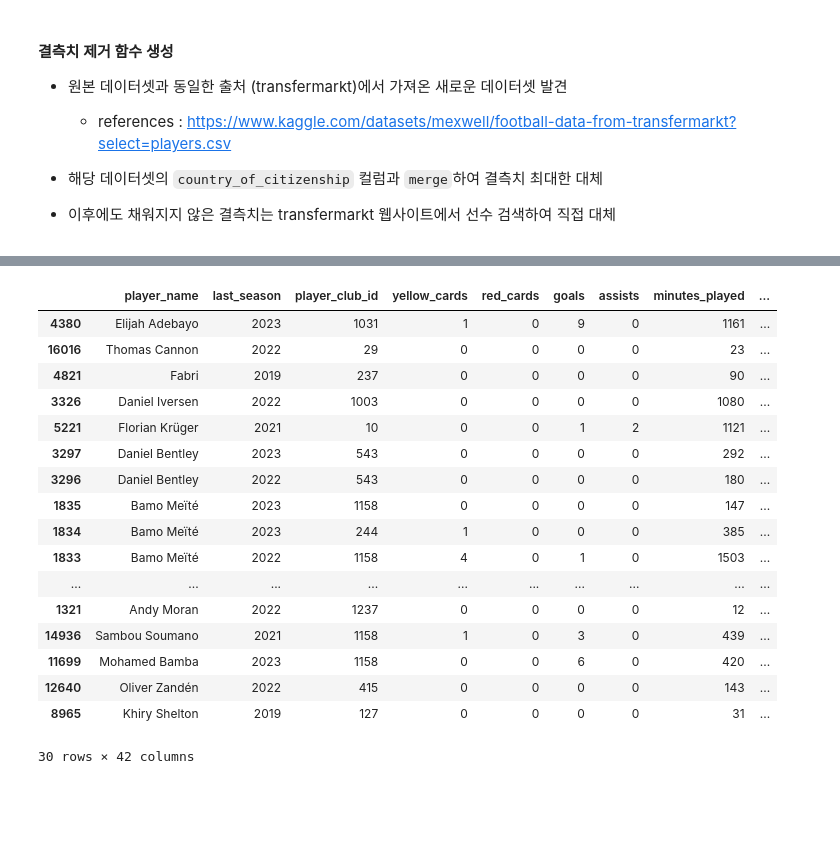
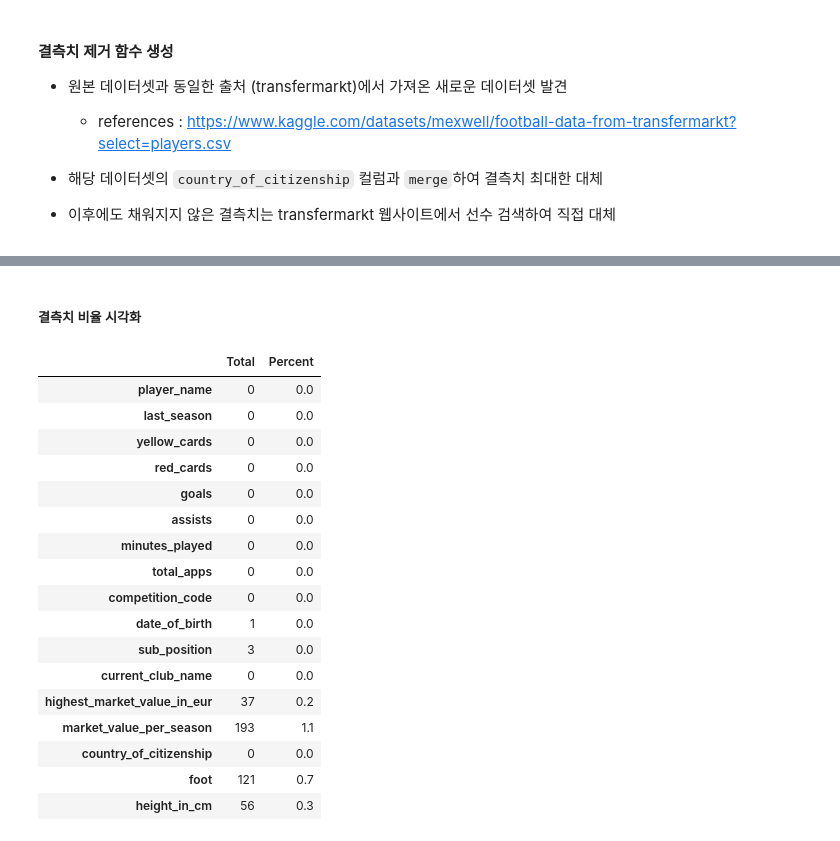
Before and after one commit to wjco/DAStudy-sat, a Jupyter notebook: Tek/football-data-from-transfermarkt/preprocessing-football-data-from-transfermarkt.ipynb, the cells around one changed output, grey strips where cells are left out. Saved outputs shown, nothing was run; the diff lists cells and outputs as text; code cells hidden in the pictures; blank space fills up the shorter version.

```diff
--- a/Tek/football-data-from-transfermarkt/preprocessing-football-data-from-transfermarkt.ipynb
+++ b/Tek/football-data-from-transfermarkt/preprocessing-football-data-from-transfermarkt.ipynb
@@ -767,21 +788,30 @@ player2_df[player2_df.foot.isnull()]
-# %%
-merged_again[merged_again.foot.isnull()].sort_values("highest_market_value_in_eur", ascending=False).head(30)
-# %% [output]
-|  | player_name | last_season | player_club_id | yellow_cards | red_cards | goals | assists | minutes_played | ... |
-| 4380 | Elijah Adebayo | 2023 | 1031 | 1 | 0 | 9 | 0 | 1161 | ... |
-| 16016 | Thomas Cannon | 2022 | 29 | 0 | 0 | 0 | 0 | 23 | ... |
-| 4821 | Fabri | 2019 | 237 | 0 | 0 | 0 | 0 | 90 | ... |
-| 3326 | Daniel Iversen | 2022 | 1003 | 0 | 0 | 0 | 0 | 1080 | ... |
-| 5221 | Florian Krüger | 2021 | 10 | 0 | 0 | 1 | 2 | 1121 | ... |
-| 3297 | Daniel Bentley | 2023 | 543 | 0 | 0 | 0 | 0 | 292 | ... |
-| 3296 | Daniel Bentley | 2022 | 543 | 0 | 0 | 0 | 0 | 180 | ... |
-| 1835 | Bamo Meïté | 2023 | 1158 | 0 | 0 | 0 | 0 | 147 | ... |
-| 1834 | Bamo Meïté | 2023 | 244 | 1 | 0 | 0 | 0 | 385 | ... |
-| 1833 | Bamo Meïté | 2022 | 1158 | 4 | 0 | 1 | 0 | 1503 | ... |
-| ... | ... | ... | ... | ... | ... | ... | ... | ... | ... |
-| 1321 | Andy Moran | 2022 | 1237 | 0 | 0 | 0 | 0 | 12 | ... |
-| 14936 | Sambou Soumano | 2021 | 1158 | 1 | 0 | 3 | 0 | 439 | ... |
-| 11699 | Mohamed Bamba | 2023 | 1158 | 0 | 0 | 6 | 0 | 420 | ... |
-| 12640 | Oliver Zandén | 2022 | 415 | 0 | 0 | 0 | 0 | 143 | ... |
-| 8965 | Khiry Shelton | 2019 | 127 | 0 | 0 | 0 | 0 | 31 | ... |
-30 rows × 42 columns
+# %% [markdown]
+##### 결측치 비율 시각화
+# %%
+# 결측치 비율 구함
+null_total = merged_again.isnull().sum()
+null_count = merged_again.isnull().count()
+null_pct = round((null_total/null_count)*100, 1)
+
+# 결측치 개수, 퍼센트 데이터프레임으로 생성
+missing = pd.concat([null_total, null_pct], axis=1, keys=["Total", "Percent"])
+missing
+# %% [output]
+|  | Total | Percent |
+| player_name | 0 | 0.0 |
+| last_season | 0 | 0.0 |
+| yellow_cards | 0 | 0.0 |
+| red_cards | 0 | 0.0 |
+| goals | 0 | 0.0 |
+| assists | 0 | 0.0 |
+| minutes_played | 0 | 0.0 |
+| total_apps | 0 | 0.0 |
+| competition_code | 0 | 0.0 |
+| date_of_birth | 1 | 0.0 |
+| sub_position | 3 | 0.0 |
+| current_club_name | 0 | 0.0 |
+| highest_market_value_in_eur | 37 | 0.2 |
+| market_value_per_season | 193 | 1.1 |
+| country_of_citizenship | 0 | 0.0 |
+| foot | 121 | 0.7 |
+| height_in_cm | 56 | 0.3 |
```
Also changed, not shown: parts of 22 cells of this notebook, 2 other files.
